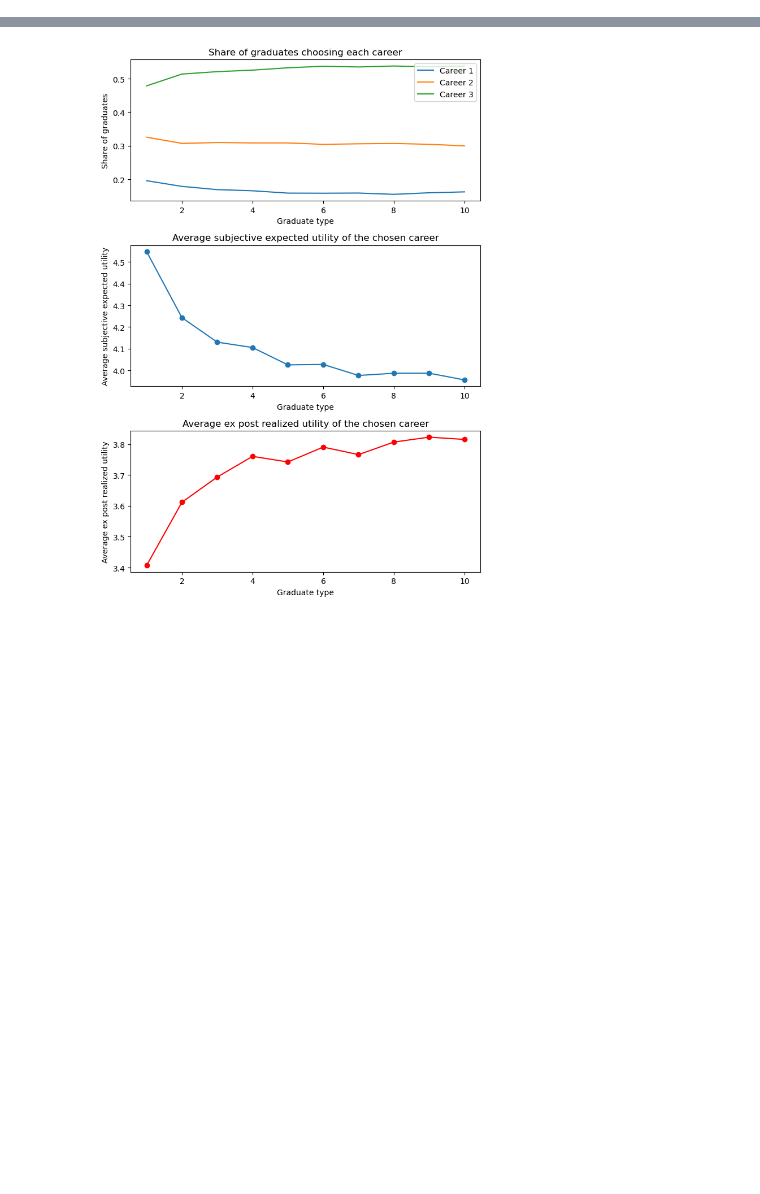
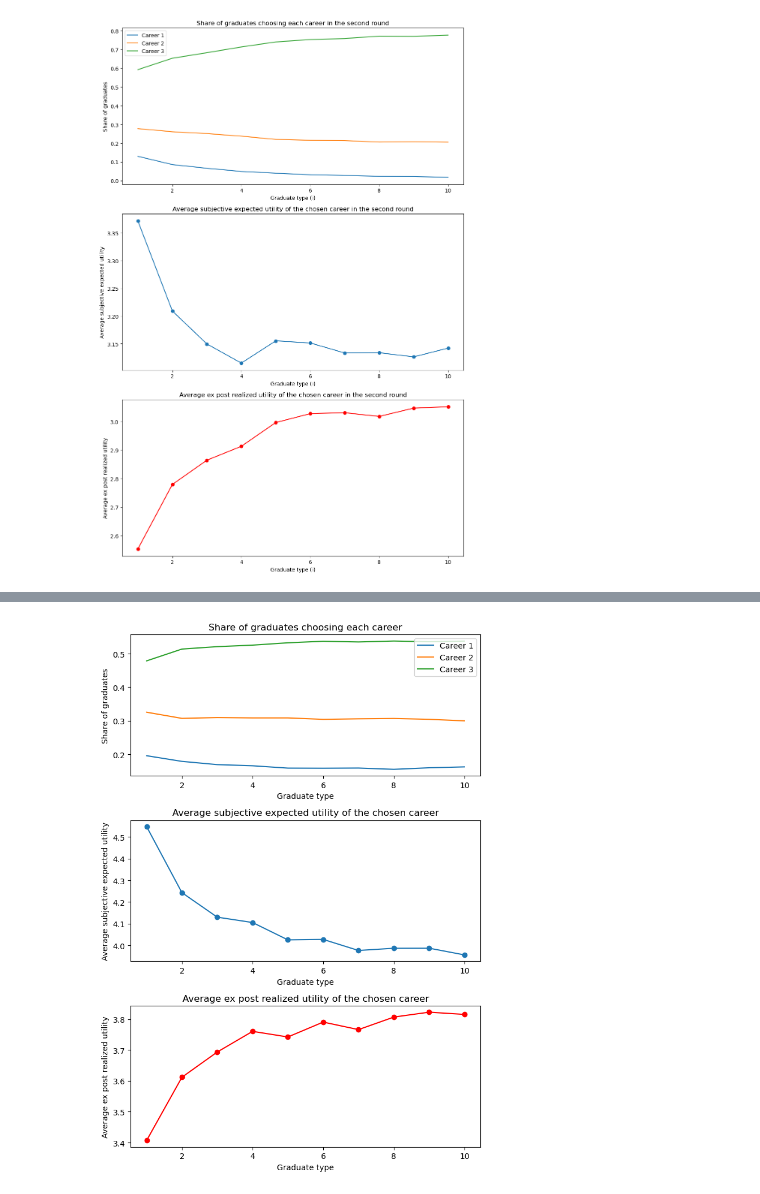
Before and after one commit to NumEconCopenhagen/projects-2024-mikkel-nikolas, a Jupyter notebook: Examfake.ipynb, the cells around one changed output, grey strips where cells are left out. Saved outputs shown, nothing was run; the diff lists cells and outputs as text; code cells hidden in the pictures; blank space fills up the shorter version.

```diff
--- a/Examfake.ipynb
+++ b/Examfake.ipynb
@@ -0,0 +1,99 @@
+# %%
+import numpy as np
+import matplotlib.pyplot as plt
+from types import SimpleNamespace
+
+# Parameters initialization
+par = SimpleNamespace(
+    J=3,
+    N=10,
+    K=10000,
+    sigma=2,
+    v=np.array([1, 2, 3]),
+    c=1
+)
+
+def simulate_rounds(par):
+    chosen_careers = np.zeros((par.N, par.K), dtype=int)
+    prior_expected_utilities = np.zeros((par.N, par.K))
+    realized_utilities = np.zeros((par.N, par.K))
+
+    for k in range(par.K):
+        for i in range(par.N):
+            epsilon_friends = np.random.normal(0, par.sigma, (par.J, i + 1))
+            prior_expected_utility = par.v + np.mean(epsilon_friends, axis=1)
+            epsilon_i = np.random.normal(0, par.sigma, par.J)
+            chosen_career = np.argmax(prior_expected_utility)
+            chosen_careers[i, k] = chosen_career
+            prior_expected_utilities[i, k] = prior_expected_utility[chosen_career]
+            realized_utilities[i, k] = par.v[chosen_career] + epsilon_i[chosen_career]
+
+    new_chosen_careers = np.zeros((par.N, par.K), dtype=int)
+    new_prior_expected_utilities = np.zeros((par.N, par.K))
+    new_realized_utilities = np.zeros((par.N, par.K))
+    switch_decision = np.zeros((par.N, par.K), dtype=bool)
+
+    for k in range(par.K):
+        for i in range(par.N):
+            chosen_career = chosen_careers[i, k]
+            initial_realized_utility = realized_utilities[i, k]
+            epsilon_friends = np.random.normal(0, par.sigma, (par.J, i + 1))
+            new_prior_expected_utility = par.v + np.mean(epsilon_friends, axis=1) - par.c
+            new_prior_expected_utility[chosen_career] = initial_realized_utility
+            epsilon_i = np.random.normal(0, par.sigma, par.J)
+            new_realized_utility = par.v + epsilon_i - par.c
+            new_realized_utility[chosen_career] = initial_realized_utility
+            new_chosen_career = np.argmax(new_prior_expected_utility)
+            new_chosen_careers[i, k] = new_chosen_career
+            new_prior_expected_utilities[i, k] = new_prior_expected_utility[new_chosen_career]
+            new_realized_utilities[i, k] = new_realized_utility[new_chosen_career]
+            switch_decision[i, k] = (new_chosen_career != chosen_career)
+
+    return new_chosen_careers, new_prior_expected_utilities, new_realized_utilities, switch_decision
+
+# Run the simulation
+new_chosen_careers, new_prior_expected_utilities, new_realized_utilities, switch_decision = simulate_rounds(par)
+
+# Calculate results
+new_shares = np.zeros((par.N, par.J))
+for i in range(par.N):
+    for j in range(par.J):
+        new_shares[i, j] = np.mean(new_chosen_careers[i, :] == j)
+
+new_average_subjective_expected_utilities = np.mean(new_prior_expected_utilities, axis=1)
+new_average_realized_utilities = np.mean(new_realized_utilities, axis=1)
+switch_shares = np.mean(switch_decision, axis=1)
+
+# Visualization
+x = np.arange(1, par.N + 1)
+fig, ax = plt.subplots(3, 1, figsize=(10, 15))
+
+for j in range(par.J):
+    ax[0].plot(x, new_shares[:, j], label=f'Career {j + 1}')
+ax[0].set_xlabel('Graduate type (i)')
+ax[0].set_ylabel('Share of graduates')
+ax[0].legend()
+ax[0].set_title('Share of graduates choosing each career in the second round')
+
+ax[1].plot(x, new_average_subjective_expected_utilities, marker='o')
+ax[1].set_xlabel('Graduate type (i)')
+ax[1].set_ylabel('Average subjective expected utility')
+ax[1].set_title('Average subjective expected utility of the chosen career in the second round')
+
+ax[2].plot(x, new_average_realized_utilities, marker='o', color='r')
+ax[2].set_xlabel('Graduate type (i)')
+ax[2].set_ylabel('Average ex post realized utility')
+ax[2].set_title('Average ex post realized utility of the chosen career in the second round')
+
+plt.tight_layout()
+plt.show()
+
+plt.figure(figsize=(10, 5))
+plt.plot(x, switch_shares, marker='o', linestyle='--')
+plt.xlabel('Graduate type (i)')
+plt.ylabel('Share of graduates who switch careers')
+plt.title('Share of graduates who switch careers after the first year')
+plt.grid(True)
+plt.show()
+# %% [output]
+[figure, added]
```
Also changed, not shown: parts of 4 cells of this notebook, 1 other file.
